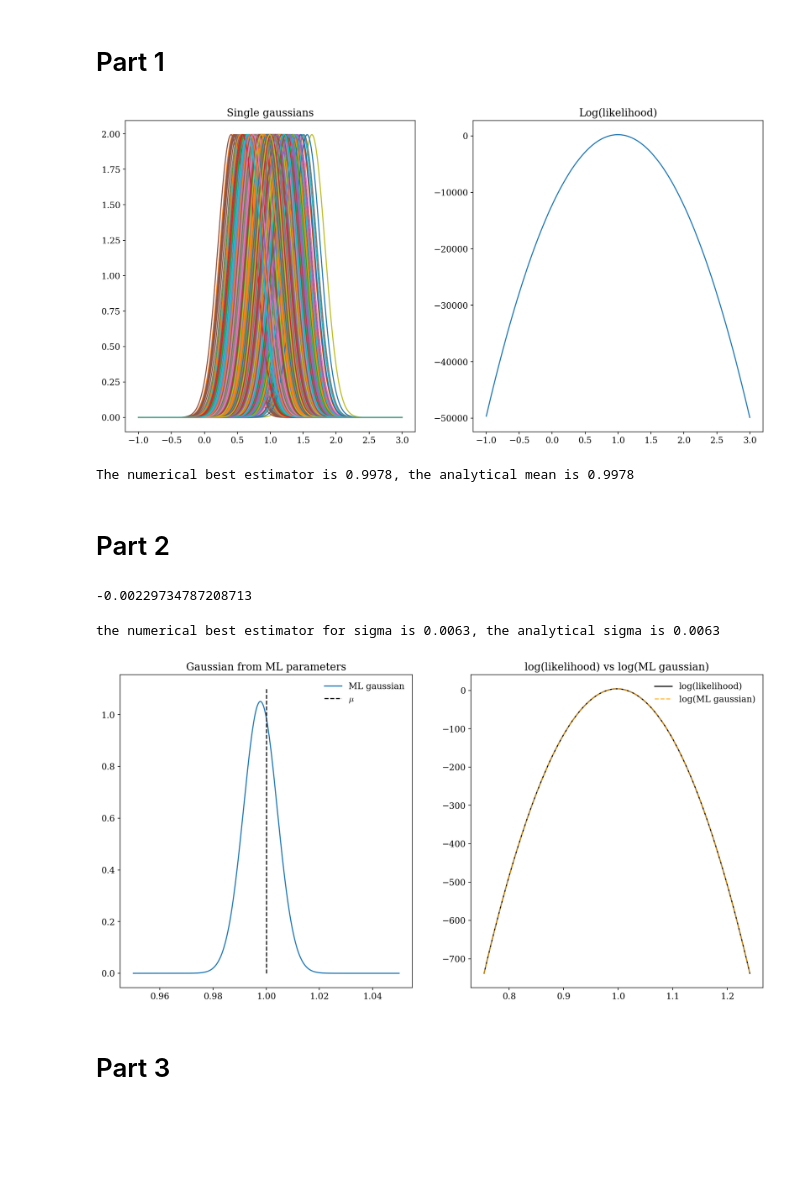
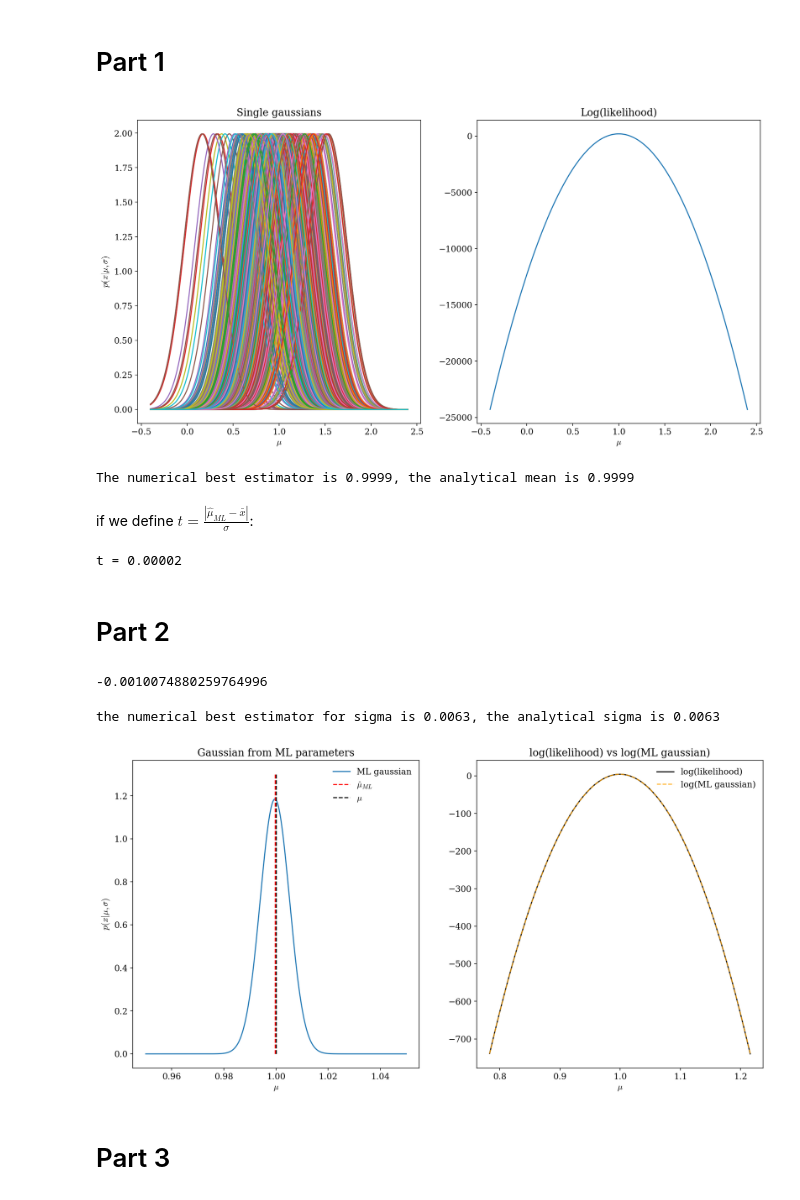
Before and after one commit to asantini29/astrostatistics_bicocca_2022, a Jupyter notebook: working/L05_position_quasar.ipynb, the cells around one changed output. Cells and saved outputs as stored; diff of their text form; code cells hidden in the pictures; blank space fills up the shorter version.

```diff
--- a/working/L05_position_quasar.ipynb
+++ b/working/L05_position_quasar.ipynb
@@ -20,33 +20,43 @@ tries = dist.rvs(N)
 # Part 1
 # %%
 fig, ax = plt.subplots(1, 2, figsize = [16, 8])
-x_grid = np.linspace(-1, 3, 10000)
-L = 0
+x_grid = np.linspace(mu - 7*sigma, mu + 7*sigma, 10000)
+L = 0 #loglikelihood
 for mu_try in tries:
     dist_try = norm(mu_try, sigma)
     L += np.log(dist_try.pdf(x_grid))
     ax[0].plot(x_grid, dist_try.pdf(x_grid))
 
+ax[0].set_title('Single gaussians')
+ax[0].set_xlabel(r'$\mu$')
+ax[0].set_ylabel(r'$p(x|\mu, \sigma)$')
+
 ax[1].plot(x_grid, L)
-
-ax[0].set_title('Single gaussians')
 ax[1].set_title('Log(likelihood)')
+ax[1].set_xlabel(r'$\mu$')
 plt.show()
 # %% [output]
-[figure, old version]
+[figure, new version]
 # %%
-max_L = x_grid[np.argmax(L)]
-mean =  np.mean(tries)
+max_L = x_grid[np.argmax(L)] #maximum likelihood estimator
+mean =  np.mean(tries) #mean of the samples
 print('The numerical best estimator is {:.4f}, the analytical mean is {:.4f}'.format(max_L, mean))
 # %% [output]
-The numerical best estimator is 0.9978, the analytical mean is 0.9978
+The numerical best estimator is 0.9999, the analytical mean is 0.9999
+# %% [markdown]
+if we define $t = \frac{|\hat{\mu}_{ML} - \bar{x}|}{\sigma}$:
+# %%
+t = np.abs(max_L - mean) / sigma
+print('t = {:.5f}'.format(t))
+# %% [output]
+t = 0.00002
 # %% [markdown]
 # Part 2
 # %%
 #I order, should be zero
 np.diff(L)[np.argmax(L)]
 # %% [output]
--0.00229734787208713
+-0.0010074880259764996
 # %%
 #II order
 II_der = np.diff(L, n = 2)[np.argmax(L)] / (x_grid[1] - x_grid[0])**2
@@ -61,20 +71,24 @@ distr_L = norm(max_L, sigma_L)
 new_x = np.linspace(0.95, 1.05, 1000)
 
 axs[0].plot(new_x, distr_L.pdf(new_x) / 60, label = 'ML gaussian')
-axs[0].vlines(mu, 0, 1.1, color = 'k', ls = '--', label = r'$\mu$')
+axs[0].vlines(max_L, 0, 1.3, color = 'r', ls = '--', label = r'$\hat{\mu}_{ML}}$')
+axs[0].vlines(mu, 0, 1.3, color = 'k', ls = '--', label = r'$\mu$')
+axs[0].set_title('Gaussian from ML parameters')
+axs[0].set_xlabel(r'$\mu$')
+axs[0].set_ylabel(r'$p(x|\mu, \sigma)$')
 axs[0].legend(frameon = False)
-axs[0].set_title('Gaussian from ML parameters')
 
 #overplot the likelihood
 shift = L.max() - np.log(distr_L.pdf(x_grid)[distr_L.pdf(x_grid) != 0]).max()
 axs[1].plot(x_grid[distr_L.pdf(x_grid) != 0], L[distr_L.pdf(x_grid) != 0] - shift, c = 'k', label = 'log(likelihood)')
 axs[1].plot(x_grid[distr_L.pdf(x_grid) != 0], np.log(distr_L.pdf(x_grid)[distr_L.pdf(x_grid) != 0]), c = 'orange', ls = '--', alpha = 0.8, label = 'log(ML gaussian)')
+axs[1].set_title('log(likelihood) vs log(ML gaussian)')
+axs[1].set_xlabel(r'$\mu$')
 axs[1].legend(frameon = False)
-axs[1].set_title('log(likelihood) vs log(ML gaussian)')
 
 plt.show()
 # %% [output]
-[figure, old version]
+[figure, new version]
 # %% [markdown]
 # Part 3
 # %%
```
Also changed, not shown: parts of 10 cells of this notebook.
